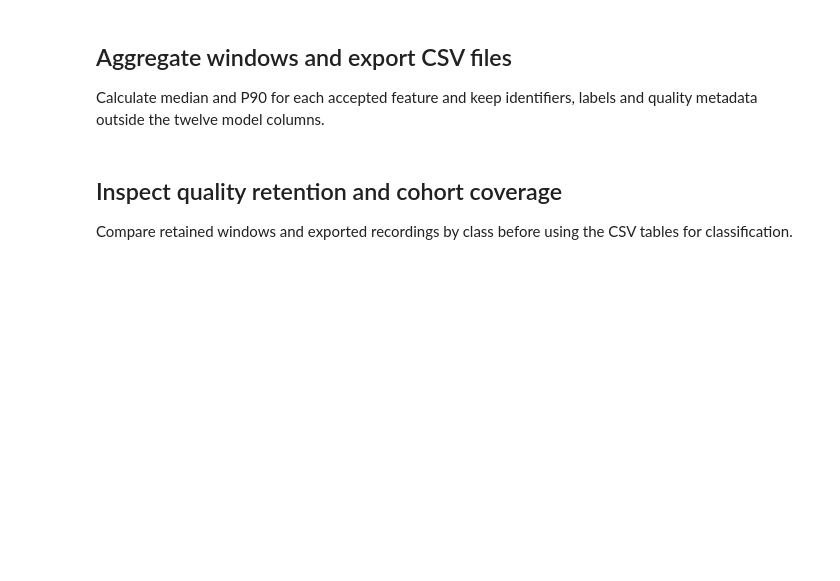
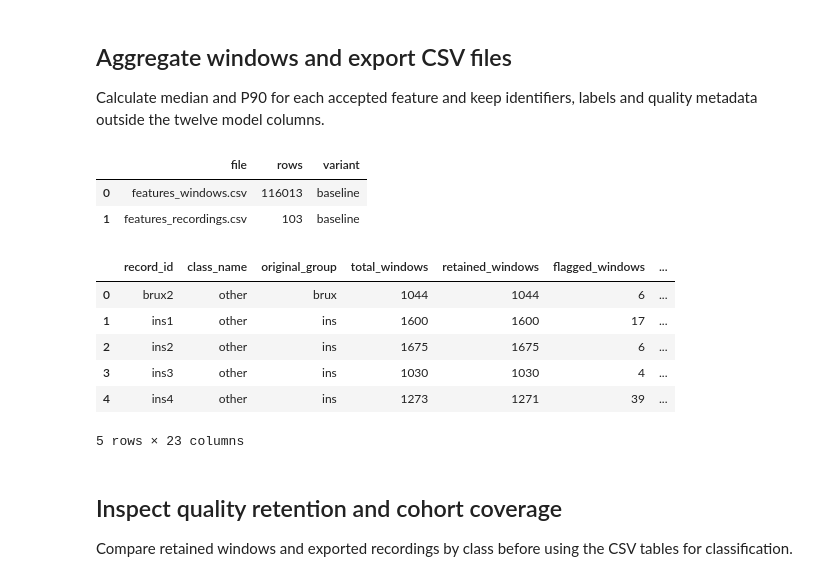
Before and after one commit to lucaa333/multimodal_rbd_sleep_analysis, a Jupyter notebook: notebooks/01_preprocessing.ipynb, the cells around one changed output. Drawn from its saved outputs; the diff is of its cells as text; code cells hidden in the pictures; blank space fills up the shorter version.

Commit message:
Run preprocessing for the first time, add feature results and refine outputs and dependencies

```diff
--- a/notebooks/01_preprocessing.ipynb
+++ b/notebooks/01_preprocessing.ipynb
@@ -562,44 +595,46 @@ exports = []
 recording_tables = {}
 for variant, windows in window_tables.items():
     if windows.duplicated(["record_id", "window_index"]).any():
         raise ValueError(f"Duplicate windows in {variant}.")
     valid = windows.loc[windows["accepted"].eq(True), FEATURE_COLUMNS]
     if not np.isfinite(valid.to_numpy(dtype=float)).all():
         raise ValueError(f"Accepted windows contain invalid features in {variant}.")
     if EEG_POWER == "relative" and len(valid):
         if not np.allclose(valid[FEATURE_COLUMNS[:4]].sum(axis=1), 1, atol=1e-8):
             raise ValueError("Relative EEG band powers do not sum to one.")
     recordings = summarize_recordings(windows)
     if recordings["record_id"].duplicated().any() or not np.isfinite(recordings[RECORDING_FEATURE_COLUMNS].to_numpy(dtype=float)).all():
         raise ValueError("Invalid recording feature table.")
     recording_tables[variant] = recordings
     suffix = "" if variant == "baseline" else "_ssa"
     for name, table in [(f"features_windows{suffix}.csv", windows), (f"features_recordings{suffix}.csv", recordings)]:
         destination = OUTPUT_DIR / name
         temporary = destination.with_suffix(".tmp")
         table.to_csv(temporary, index=False, encoding="utf-8")
         temporary.replace(destination)
         exports.append({"file": name, "rows": len(table), "variant": variant})
 feature_definitions = []
 for feature in FEATURE_COLUMNS:
     unit = ("fraction" if EEG_POWER == "relative" else "µV²") if feature.startswith("eeg_") else "µV"
     for statistic in ["median", "p90"]:
         feature_definitions.append({"column": f"{feature}_{statistic}", "window_feature": feature, "recording_statistic": statistic, "unit": unit, "role": "model_feature"})
-pd.DataFrame(feature_definitions).to_csv(OUTPUT_DIR / "feature_dictionary.csv", index=False)
-feature_schema = {"window_feature_columns": FEATURE_COLUMNS, "recording_feature_columns": RECORDING_FEATURE_COLUMNS, "label_column": "class_name", "group_column": "record_id", "exclude_other_columns_from_model_inputs": True}
+feature_schema = {"window_feature_columns": FEATURE_COLUMNS, "recording_feature_columns": RECORDING_FEATURE_COLUMNS, "label_column": "class_name", "group_column": "record_id", "exclude_other_columns_from_model_inputs": True, "definitions": feature_definitions}
 (OUTPUT_DIR / "feature_columns.json").write_text(json.dumps(feature_schema, indent=2), encoding="utf-8")
-configuration.update({"completed_utc": datetime.now(timezone.utc).isoformat(), "config_hash": config_hash, "python": platform.python_version(), "exports": exports, "quality_policy": "Technical artifact checks only; no diagnosis-dependent thresholds.", "annotations": "Full recordings; no stage/CAP restriction and no annotation-derived predictors.", "model_preprocessing": "Fit imputation, scaling, ReliefF and tuning inside training folds; keep all windows from one person together.", "channel_review_required": bool(inventory["status"].ne("ready").any() or inventory.get("alternate_montage", pd.Series(False, index=inventory.index)).fillna(False).any())})
+configuration.update({"completed_utc": datetime.now(timezone.utc).isoformat(), "config_hash": config_hash, "python": platform.python_version(), "exports": exports, "channel_review_required": bool(inventory["status"].ne("ready").any() or inventory.get("alternate_montage", pd.Series(False, index=inventory.index)).fillna(False).any())})
 (OUTPUT_DIR / "run_config.json").write_text(json.dumps(configuration, indent=2), encoding="utf-8")
-for variant, windows in window_tables.items():
-    counts = windows.groupby("record_id").agg(accepted_windows=("accepted", "sum"), processed_windows=("window_index", "size")).reset_index()
-    counts["variant"] = variant
-    counts["has_recording_features"] = counts["accepted_windows"].gt(0)
-    counts.to_csv(OUTPUT_DIR / f"window_coverage_{variant}.csv", index=False)
 display(pd.DataFrame(exports))
 display(recording_tables["baseline"].head())
-print(f"CSV destination: {OUTPUT_DIR}")
-print("Only the columns listed in feature_columns.json are model inputs; class_name is the target.")
-print("Keep recording IDs for grouped evaluation and replace them with verified person IDs if multiple recordings belong to one person.")
+# %% [output]
+|  | file | rows | variant |
+| 0 | features_windows.csv | 116013 | baseline |
+| 1 | features_recordings.csv | 103 | baseline |
+|  | record_id | class_name | original_group | total_windows | retained_windows | flagged_windows | ... |
+| 0 | brux2 | other | brux | 1044 | 1044 | 6 | ... |
+| 1 | ins1 | other | ins | 1600 | 1600 | 17 | ... |
+| 2 | ins2 | other | ins | 1675 | 1675 | 6 | ... |
+| 3 | ins3 | other | ins | 1030 | 1030 | 4 | ... |
+| 4 | ins4 | other | ins | 1273 | 1271 | 39 | ... |
+5 rows × 23 columns
 # %% [markdown]
 ## Inspect quality retention and cohort coverage
 
```
Also changed, not shown: parts of 9 cells of this notebook, 5 other files.
